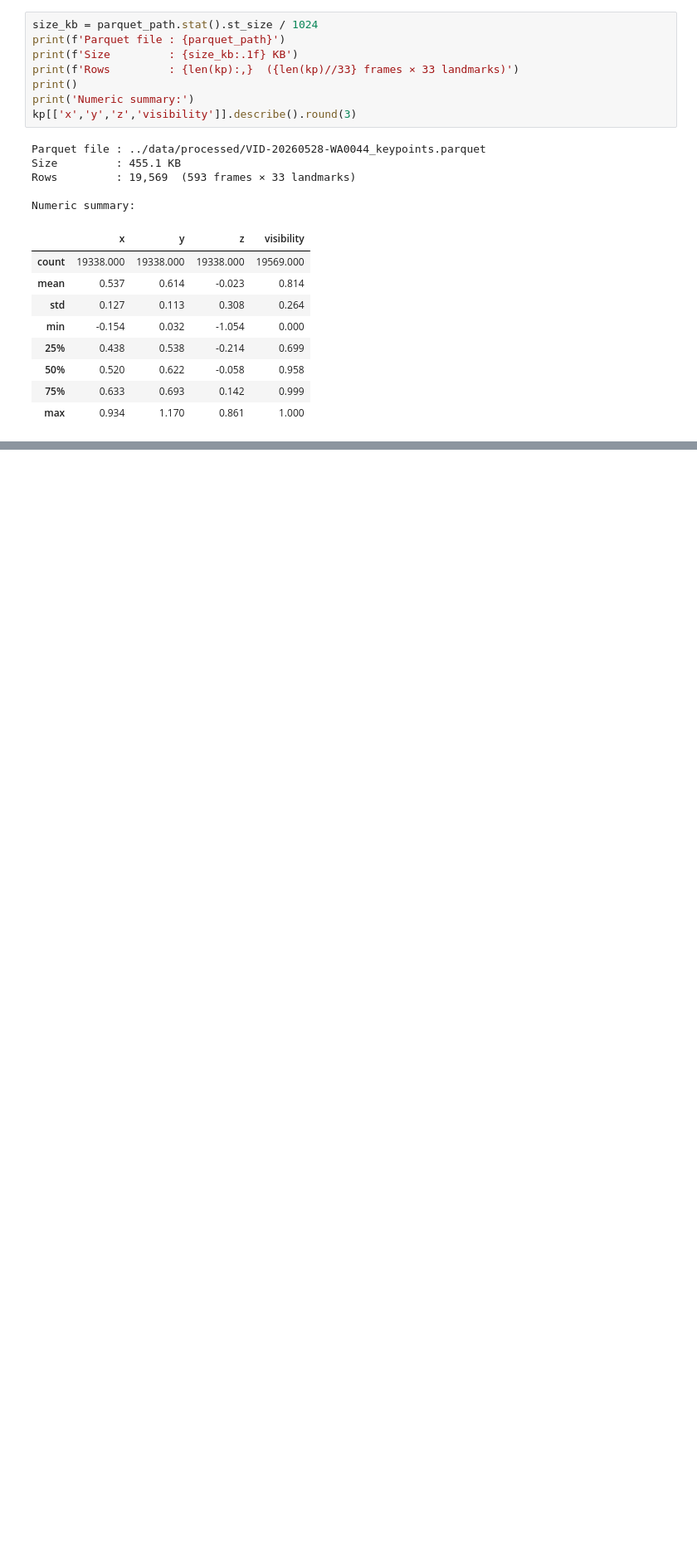
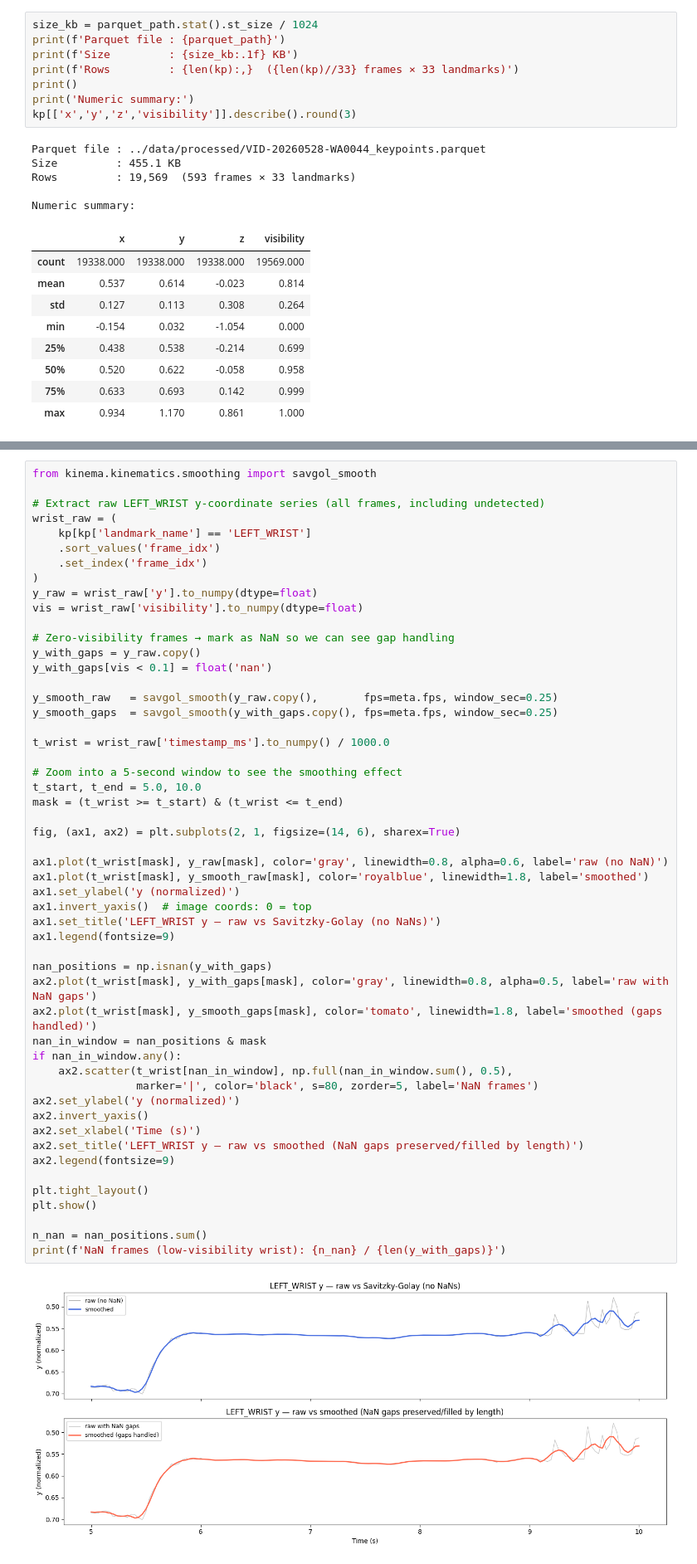
Before and after one commit to GalKepler/kinema, a Jupyter notebook: notebooks/01_pipeline_demo.ipynb, the cells around one changed output, grey strips where cells are left out. Shown at 83% size. Saved outputs shown, nothing was run; the diff lists cells and outputs as text; blank space fills up the shorter version.

```diff
--- a/notebooks/01_pipeline_demo.ipynb
+++ b/notebooks/01_pipeline_demo.ipynb
@@ -385,0 +504,54 @@ Numeric summary:
+# %%
+from kinema.kinematics.smoothing import savgol_smooth
+
+# Extract raw LEFT_WRIST y-coordinate series (all frames, including undetected)
+wrist_raw = (
+    kp[kp['landmark_name'] == 'LEFT_WRIST']
+    .sort_values('frame_idx')
+    .set_index('frame_idx')
+)
+y_raw = wrist_raw['y'].to_numpy(dtype=float)
+vis = wrist_raw['visibility'].to_numpy(dtype=float)
+
+# Zero-visibility frames → mark as NaN so we can see gap handling
+y_with_gaps = y_raw.copy()
+y_with_gaps[vis < 0.1] = float('nan')
+
+y_smooth_raw   = savgol_smooth(y_raw.copy(),       fps=meta.fps, window_sec=0.25)
+y_smooth_gaps  = savgol_smooth(y_with_gaps.copy(), fps=meta.fps, window_sec=0.25)
+
+t_wrist = wrist_raw['timestamp_ms'].to_numpy() / 1000.0
+
+# Zoom into a 5-second window to see the smoothing effect
+t_start, t_end = 5.0, 10.0
+mask = (t_wrist >= t_start) & (t_wrist <= t_end)
+
+fig, (ax1, ax2) = plt.subplots(2, 1, figsize=(14, 6), sharex=True)
+
+ax1.plot(t_wrist[mask], y_raw[mask], color='gray', linewidth=0.8, alpha=0.6, label='raw (no NaN)')
+ax1.plot(t_wrist[mask], y_smooth_raw[mask], color='royalblue', linewidth=1.8, label='smoothed')
+ax1.set_ylabel('y (normalized)')
+ax1.invert_yaxis()  # image coords: 0 = top
+ax1.set_title('LEFT_WRIST y — raw vs Savitzky-Golay (no NaNs)')
+ax1.legend(fontsize=9)
+
+nan_positions = np.isnan(y_with_gaps)
+ax2.plot(t_wrist[mask], y_with_gaps[mask], color='gray', linewidth=0.8, alpha=0.5, label='raw with NaN gaps')
+ax2.plot(t_wrist[mask], y_smooth_gaps[mask], color='tomato', linewidth=1.8, label='smoothed (gaps handled)')
+nan_in_window = nan_positions & mask
+if nan_in_window.any():
+    ax2.scatter(t_wrist[nan_in_window], np.full(nan_in_window.sum(), 0.5),
+                marker='|', color='black', s=80, zorder=5, label='NaN frames')
+ax2.set_ylabel('y (normalized)')
+ax2.invert_yaxis()
+ax2.set_xlabel('Time (s)')
+ax2.set_title('LEFT_WRIST y — raw vs smoothed (NaN gaps preserved/filled by length)')
+ax2.legend(fontsize=9)
+
+plt.tight_layout()
+plt.show()
+
+n_nan = nan_positions.sum()
+print(f'NaN frames (low-visibility wrist): {n_nan} / {len(y_with_gaps)}')
+# %% [output]
+[figure, added]
```
Also changed, not shown: parts of 10 cells of this notebook, 7 other files.
